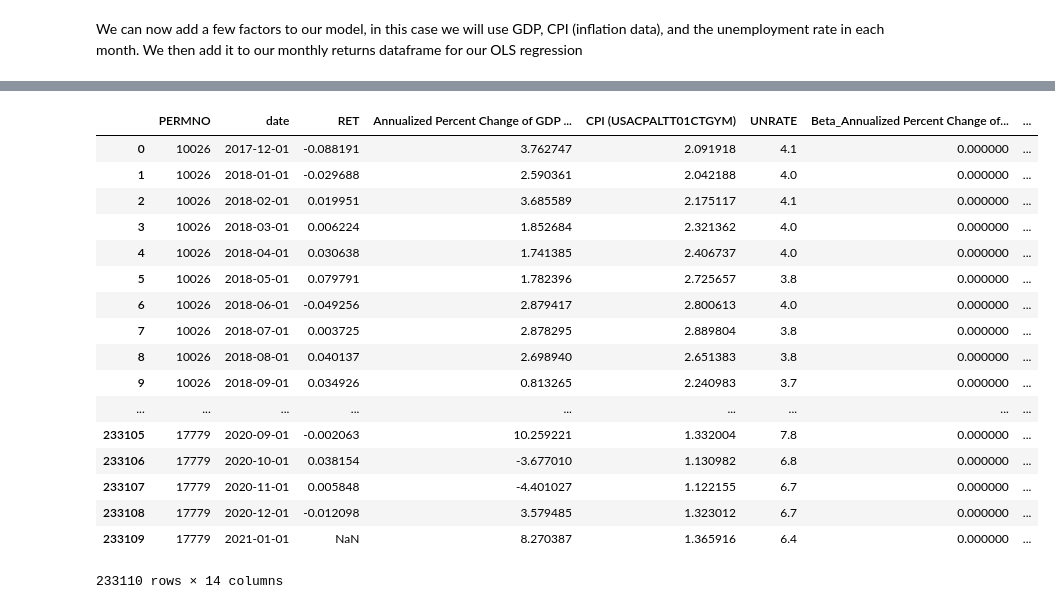
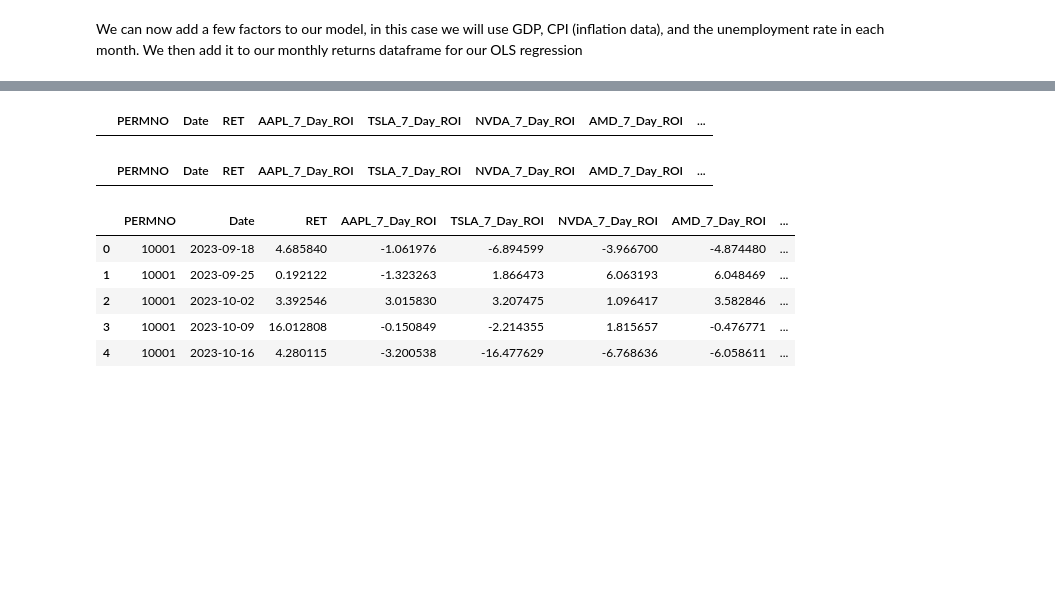
Before and after one commit to peterhindi/UBCTG-Factor-Research-Team, a Jupyter notebook: Factor_Model_Complete-For_Real.ipynb, the cells around one changed output, grey strips where cells are left out. Saved outputs shown, nothing was run; the diff lists cells and outputs as text; code cells hidden in the pictures; blank space fills up the shorter version.

```diff
--- a/Factor_Model_Complete-For_Real.ipynb
+++ b/Factor_Model_Complete-For_Real.ipynb
@@ -131,3 +196,51 @@ display(universe_df_with_external_factors_filtered)
+# %%
+# Assuming 'combined_df' is your DataFrame and it has been defined earlier
+
+# List of specific columns to apply NaN fixing
+columns_to_fix = ['AAPL_7_Day_ROI', 'TSLA_7_Day_ROI', 'NVDA_7_Day_ROI', 'AMD_7_Day_ROI', 'GOOG_7_Day_ROI']
+
+# Function to find the next non-NaN value in the series
+def find_next_non_nan(series, start_index, direction=1):
+    if direction == 1:  # Search forwards
+        for i in range(start_index + 1, len(series)):
+            if not pd.isnull(series[i]):
+                return series[i]
+    else:  # Search backwards
+        for i in range(start_index - 1, -1, -1):
+            if not pd.isnull(series[i]):
+                return series[i]
+    return np.nan  # Return np.nan if no non-NaN value is found
+
+# Apply the NaN fixing logic
+for column in columns_to_fix:
+    for i in range(len(combined_df[column])):
+        if pd.isnull(combined_df[column].iloc[i]):
+            # Find the next non-NaN values in both directions
+            prev_val = find_next_non_nan(combined_df[column], i, direction=-1)
+            next_val = find_next_non_nan(combined_df[column], i, direction=1)
+
+            # Calculate the average if both values are not NaN, otherwise use the non-NaN value
+            if not pd.isnull(prev_val) and not pd.isnull(next_val):
+                combined_df[column].iloc[i] = (prev_val + next_val) / 2
+            elif not pd.isnull(prev_val):
+                combined_df[column].iloc[i] = prev_val
+            elif not pd.isnull(next_val):
+                combined_df[column].iloc[i] = next_val
+            # If both are NaN, do nothing (or handle as needed)
+# %%
+# To find entries with NaN values in the DataFrame `combined_df`
+nan_entries = combined_df[combined_df.isna().any(axis=1)]
+nan_entries
+# %% [output]
+|  | PERMNO | Date | RET | AAPL_7_Day_ROI | TSLA_7_Day_ROI | NVDA_7_Day_ROI | AMD_7_Day_ROI | ... |
+# %%
+# To find entries with NaN values in the DataFrame `combined_df`
+nan_entries = combined_df[combined_df.isna().any(axis=1)]
+nan_entries
+# %% [output]
+|  | PERMNO | Date | RET | AAPL_7_Day_ROI | TSLA_7_Day_ROI | NVDA_7_Day_ROI | AMD_7_Day_ROI | ... |
+# %%
+universe_df_with_external_factors_filtered=combined_df
 # %%
 #Defining the factor model that takes a dataframe of the required columns (unique identifier, date/index column, returns columns, and a set of factors)
 def olsfactormodel(df_attached, lookbackwindow:int, returnsvec:bool):
@@ -213,24 +326,12 @@ def olsfactormodel(df_attached, lookbackwindow:int, returnsvec:bool):
             containerdf = pd.concat([containerdf, ticker_specific_universe_df], ignore_index=True)
     return containerdf
 # %%
-returnsdf = olsfactormodel(universe_df_with_external_factors_filtered,36,False)
-display(returnsdf)
+returnsdf = olsfactormodel(universe_df_with_external_factors_filtered,24,False)
+returnsdf.head()
 # %% [output]
-|  | PERMNO | date | RET | Annualized Percent Change of GDP ... | CPI (USACPALTT01CTGYM) | UNRATE | Beta_Annualized Percent Change of... | ... |
-| 0 | 10026 | 2017-12-01 | -0.088191 | 3.762747 | 2.091918 | 4.1 | 0.000000 | ... |
-| 1 | 10026 | 2018-01-01 | -0.029688 | 2.590361 | 2.042188 | 4.0 | 0.000000 | ... |
-| 2 | 10026 | 2018-02-01 | 0.019951 | 3.685589 | 2.175117 | 4.1 | 0.000000 | ... |
-| 3 | 10026 | 2018-03-01 | 0.006224 | 1.852684 | 2.321362 | 4.0 | 0.000000 | ... |
-| 4 | 10026 | 2018-04-01 | 0.030638 | 1.741385 | 2.406737 | 4.0 | 0.000000 | ... |
-| 5 | 10026 | 2018-05-01 | 0.079791 | 1.782396 | 2.725657 | 3.8 | 0.000000 | ... |
-| 6 | 10026 | 2018-06-01 | -0.049256 | 2.879417 | 2.800613 | 4.0 | 0.000000 | ... |
-| 7 | 10026 | 2018-07-01 | 0.003725 | 2.878295 | 2.889804 | 3.8 | 0.000000 | ... |
-| 8 | 10026 | 2018-08-01 | 0.040137 | 2.698940 | 2.651383 | 3.8 | 0.000000 | ... |
-| 9 | 10026 | 2018-09-01 | 0.034926 | 0.813265 | 2.240983 | 3.7 | 0.000000 | ... |
-| ... | ... | ... | ... | ... | ... | ... | ... | ... |
-| 233105 | 17779 | 2020-09-01 | -0.002063 | 10.259221 | 1.332004 | 7.8 | 0.000000 | ... |
-| 233106 | 17779 | 2020-10-01 | 0.038154 | -3.677010 | 1.130982 | 6.8 | 0.000000 | ... |
-| 233107 | 17779 | 2020-11-01 | 0.005848 | -4.401027 | 1.122155 | 6.7 | 0.000000 | ... |
-| 233108 | 17779 | 2020-12-01 | -0.012098 | 3.579485 | 1.323012 | 6.7 | 0.000000 | ... |
-| 233109 | 17779 | 2021-01-01 | NaN | 8.270387 | 1.365916 | 6.4 | 0.000000 | ... |
+|  | PERMNO | Date | RET | AAPL_7_Day_ROI | TSLA_7_Day_ROI | NVDA_7_Day_ROI | AMD_7_Day_ROI | ... |
+| 0 | 10001 | 2023-09-18 | 4.685840 | -1.061976 | -6.894599 | -3.966700 | -4.874480 | ... |
+| 1 | 10001 | 2023-09-25 | 0.192122 | -1.323263 | 1.866473 | 6.063193 | 6.048469 | ... |
+| 2 | 10001 | 2023-10-02 | 3.392546 | 3.015830 | 3.207475 | 1.096417 | 3.582846 | ... |
+| 3 | 10001 | 2023-10-09 | 16.012808 | -0.150849 | -2.214355 | 1.815657 | -0.476771 | ... |
+| 4 | 10001 | 2023-10-16 | 4.280115 | -3.200538 | -16.477629 | -6.768636 | -6.058611 | ... |
-233110 rows × 14 columns
```
Also changed, not shown: parts of 4 cells of this notebook.
